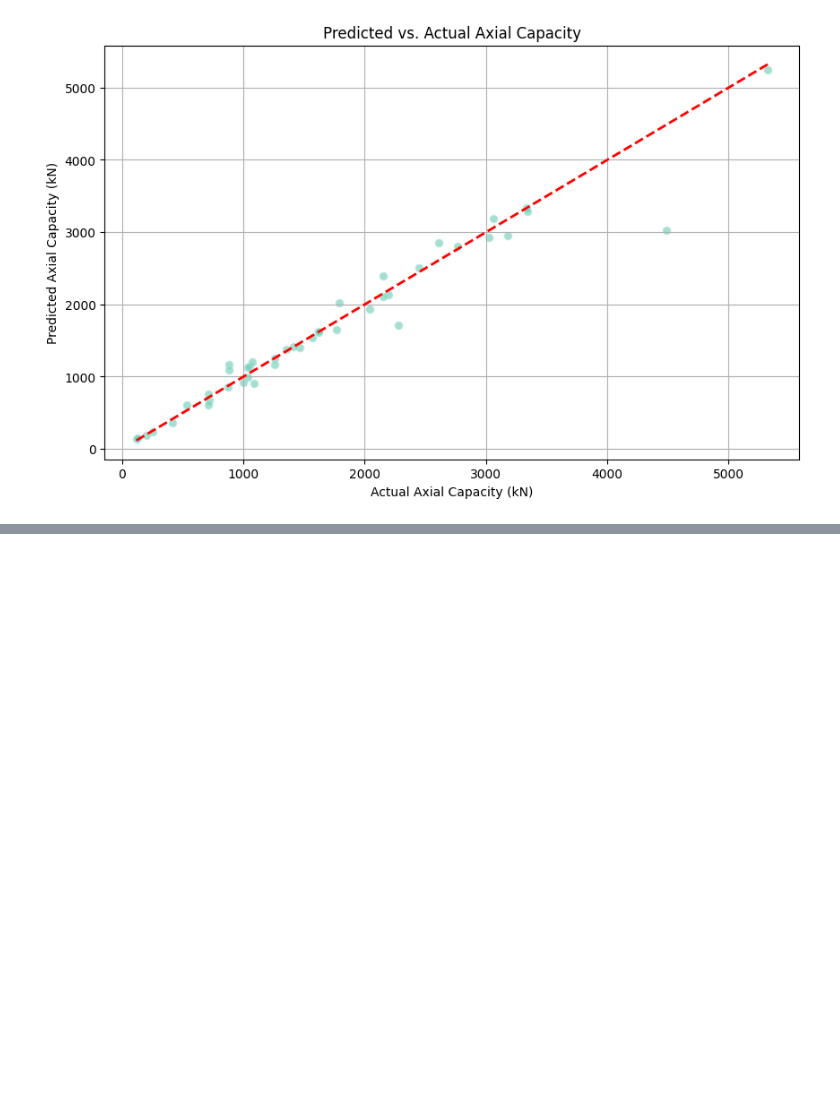
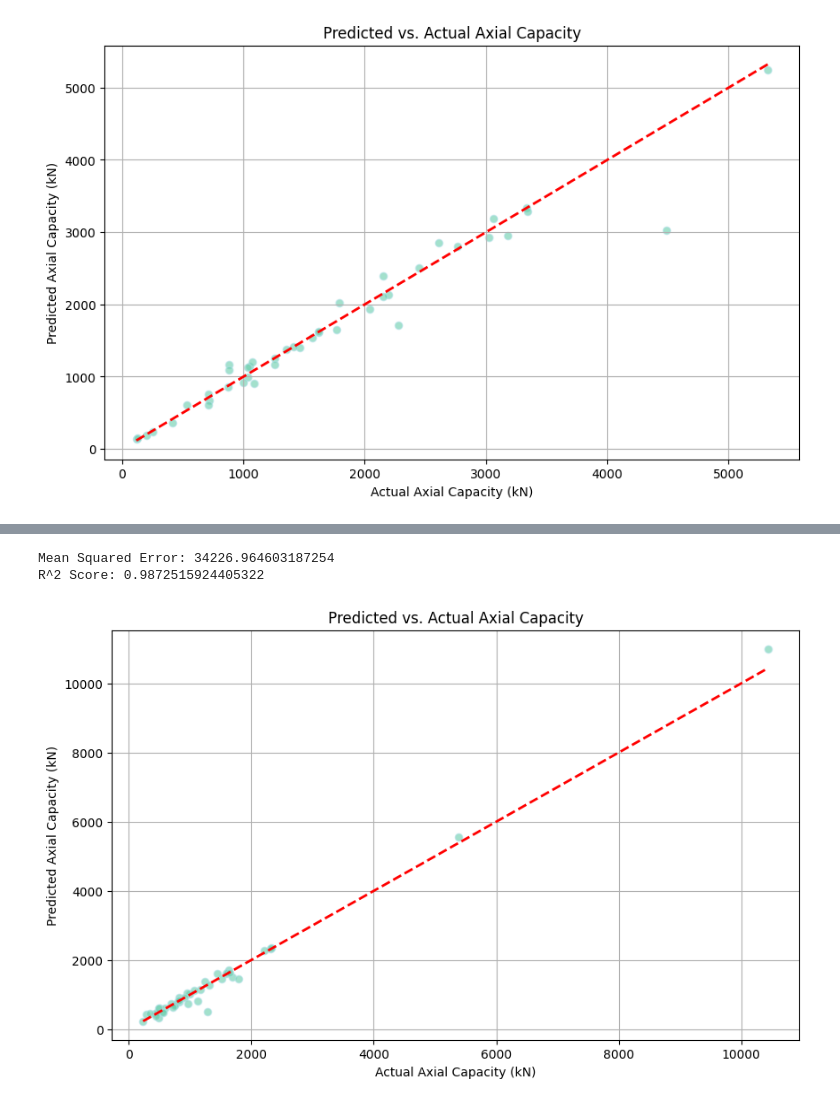
Before and after one commit to AnthonyKelly8/ENGG_680_Project, a Jupyter notebook: Code/Random_Forest_ENGG680.ipynb, the cells around one changed output, grey strips where cells are left out. Saved outputs shown, nothing was run; the diff lists cells and outputs as text; code cells hidden in the pictures; blank space fills up the shorter version.

```diff
--- a/Code/Random_Forest_ENGG680.ipynb
+++ b/Code/Random_Forest_ENGG680.ipynb
@@ -114,0 +138,3 @@ plt.show()
+# %%
+# Make predictions
+y_pred = model.predict(X_test)
@@ -114,0 +175,22 @@ plt.show()
+# %%
+# Calculating error metrics
+mse = mean_squared_error(y_test, y_pred)
+r2 = r2_score(y_test, y_pred)
+
+print("Mean Squared Error:", mse)
+print("R^2 Score:", r2)
+# %% [output]
+Mean Squared Error: 34226.964603187254
+R^2 Score: 0.9872515924405322
+# %%
+# Scatter Plot: Predicted vs. Actual Values
+plt.figure(figsize=(10, 6))
+plt.scatter(y_test, y_pred, alpha=0.6, color='mediumaquamarine', edgecolors='powderblue')
+plt.plot([y_test.min(), y_test.max()], [y_test.min(), y_test.max()], 'r--', linewidth=2)
+plt.xlabel('Actual Axial Capacity (kN)')
+plt.ylabel('Predicted Axial Capacity (kN)')
+plt.title('Predicted vs. Actual Axial Capacity')
+plt.grid(True)
+plt.show()
+# %% [output]
+[figure, added]
```
Also changed, not shown: parts of 9 cells of this notebook.
